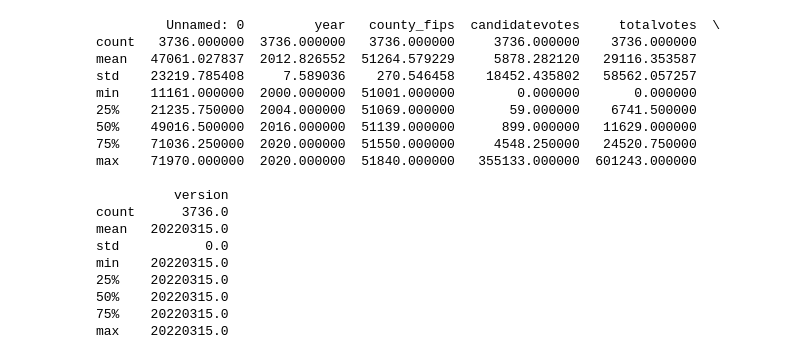
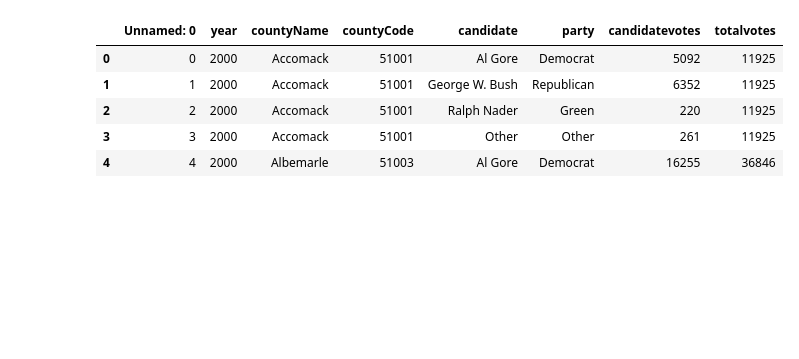
Before and after one commit to kelseymatsik/project_voting, a Jupyter notebook: Visuals: Density Plots.ipynb, the cells around one changed output. Drawn from its saved outputs; the diff is of its cells as text; code cells hidden in the pictures; blank space fills up the shorter version.

```diff
--- a/Visuals: Density Plots.ipynb
+++ b/Visuals: Density Plots.ipynb
@@ -10,26 +15,16 @@ fatal: destination path 'project_voting' already exists and is not an empty dire
 import pandas as pd
 import numpy as np
 import seaborn as sns
-df = pd.read_csv('/content/project_voting/data/voting_VA.csv')
-df.head()
-print(df.describe(),'\n')
+import geopandas as gpd
+import matplotlib.pyplot as plt
+from mpl_toolkits.axes_grid1 import make_axes_locatable
-# %% [output]
-         Unnamed: 0         year   county_fips  candidatevotes     totalvotes  \
-count   3736.000000  3736.000000   3736.000000     3736.000000    3736.000000
-mean   47061.027837  2012.826552  51264.579229     5878.282120   29116.353587
-std    23219.785408     7.589036    270.546458    18452.435802   58562.057257
-min    11161.000000  2000.000000  51001.000000        0.000000       0.000000
-25%    21235.750000  2004.000000  51069.000000       59.000000    6741.500000
-50%    49016.500000  2016.000000  51139.000000      899.000000   11629.000000
-75%    71036.250000  2020.000000  51550.000000     4548.250000   24520.750000
-max    71970.000000  2020.000000  51840.000000   355133.000000  601243.000000
-
-          version
-count      3736.0
-mean   20220315.0
-std           0.0
-min    20220315.0
-25%    20220315.0
-50%    20220315.0
-75%    20220315.0
-max    20220315.0
+# %%
+df = pd.read_csv('/content/cleaned_voting_VA.csv')
+df.head()
+# %% [output]
+|  | Unnamed: 0 | year | countyName | countyCode | candidate | party | candidatevotes | totalvotes |
+| 0 | 0 | 2000 | Accomack | 51001 | Al Gore | Democrat | 5092 | 11925 |
+| 1 | 1 | 2000 | Accomack | 51001 | George W. Bush | Republican | 6352 | 11925 |
+| 2 | 2 | 2000 | Accomack | 51001 | Ralph Nader | Green | 220 | 11925 |
+| 3 | 3 | 2000 | Accomack | 51001 | Other | Other | 261 | 11925 |
+| 4 | 4 | 2000 | Albemarle | 51003 | Al Gore | Democrat | 16255 | 36846 |
```
Also changed, not shown: parts of 7 cells of this notebook.
